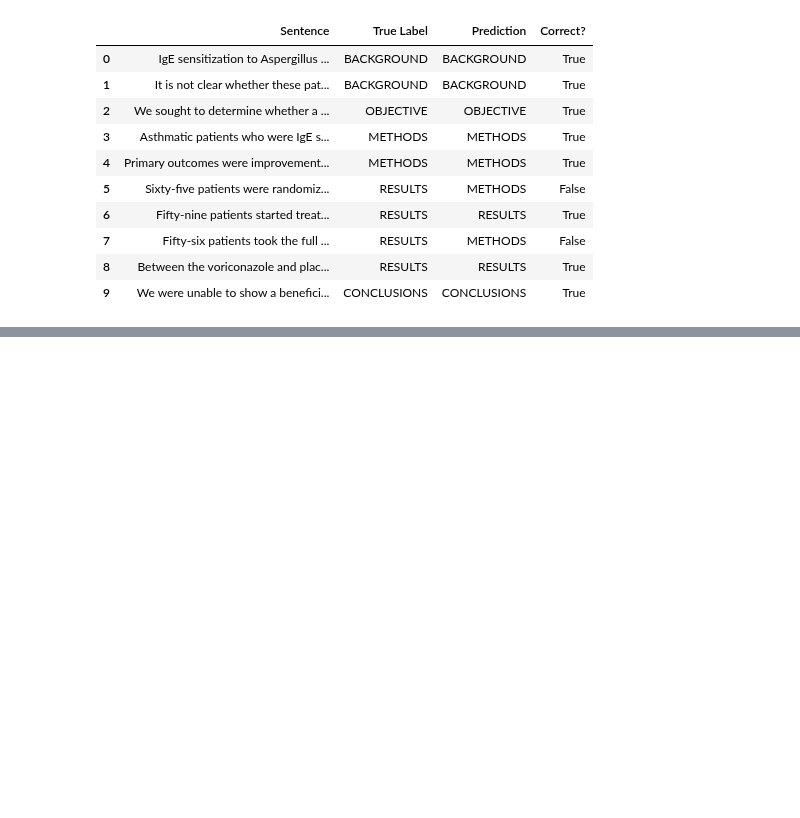
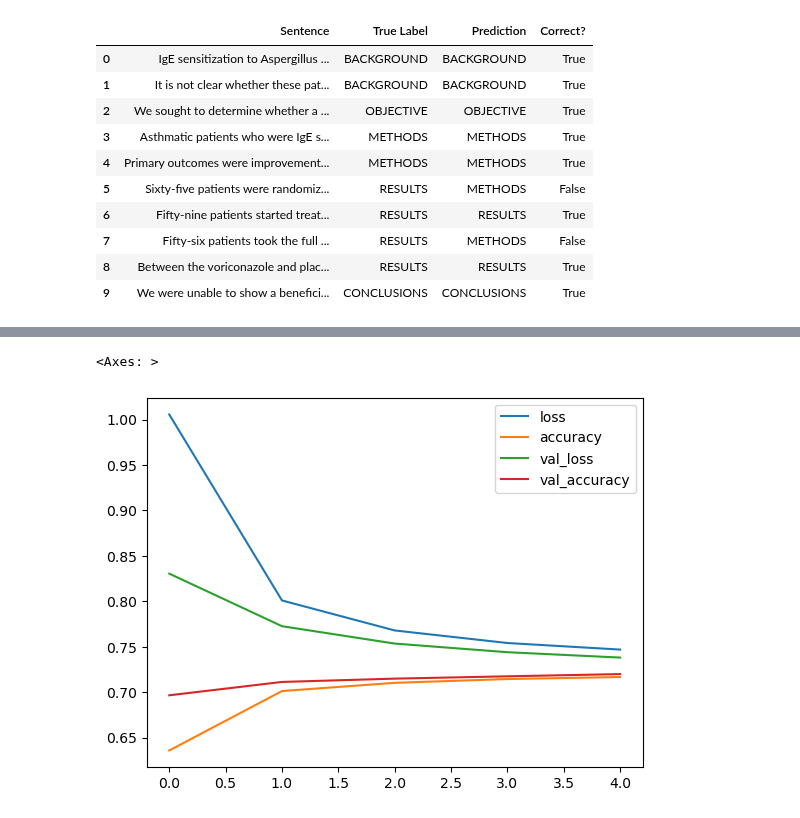
Before and after one commit to poolGolez/project-roosevelt, a Jupyter notebook: skim-literature.ipynb, the cells around one changed output, grey strips where cells are left out. Cells and saved outputs as stored; diff of their text form; code cells hidden in the pictures; blank space fills up the shorter version.

Commit message:
Build model 5

```diff
--- a/skim-literature.ipynb
+++ b/skim-literature.ipynb
@@ -860,0 +863,13 @@ show_sample_predictions(model_4_predictions)
+# %%
+from tensorflow_hub import KerasLayer
+
+USE_EMBEDDING_URL = 'https://tfhub.dev/google/universal-sentence-encoder/4'
+
+def build_model_5():
+    return Sequential([
+        KerasLayer(USE_EMBEDDING_URL, input_shape=[], dtype=tf.string),
+        Dense(len(CLASSES), activation='softmax')
+    ])
+
+model_5 = build_model_5()
+model_5.summary()
@@ -860,0 +890,15 @@ show_sample_predictions(model_4_predictions)
+# %%
+model_5.compile(
+    loss=SparseCategoricalCrossentropy(),
+    optimizer=Adam(),
+    metrics=['accuracy']
+)
+
+model_5_history = model_5.fit(X_train, y_train_encoded,
+                              epochs=5,
+                              batch_size=BATCH_SIZE,
+                              steps_per_epoch=len(X_train)//BATCH_SIZE,
+                              validation_data=(X_val, y_val_encoded),
+                              validation_batch_size=BATCH_SIZE,
+                              validation_steps=len(X_val)//BATCH_SIZE
+                             )
@@ -860,0 +916,5 @@ show_sample_predictions(model_4_predictions)
+# %%
+pd.DataFrame(model_5_history.history).plot()
+# %% [output]
+<Axes: >
+[figure, added]
```
Also changed, not shown: parts of 15 cells of this notebook.
